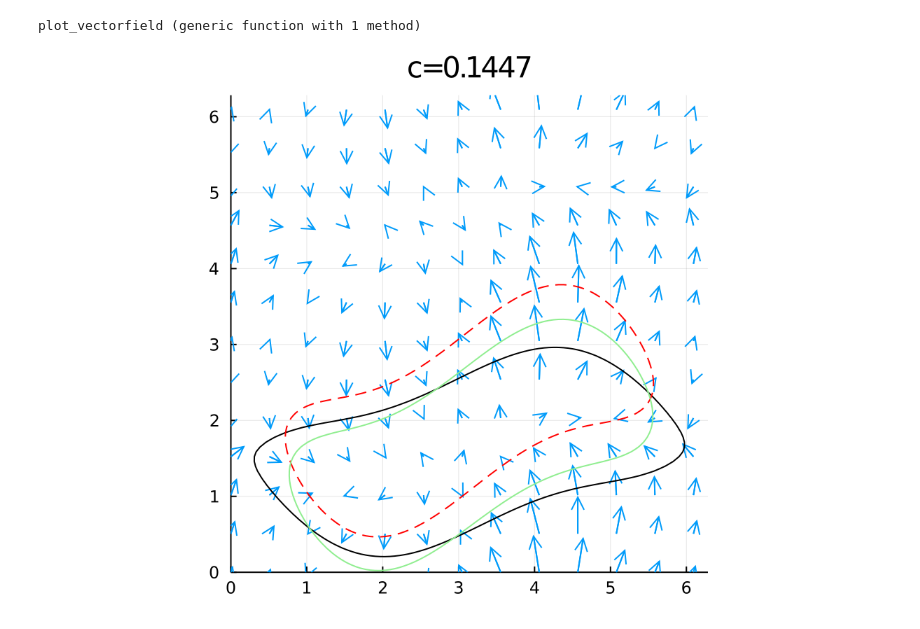
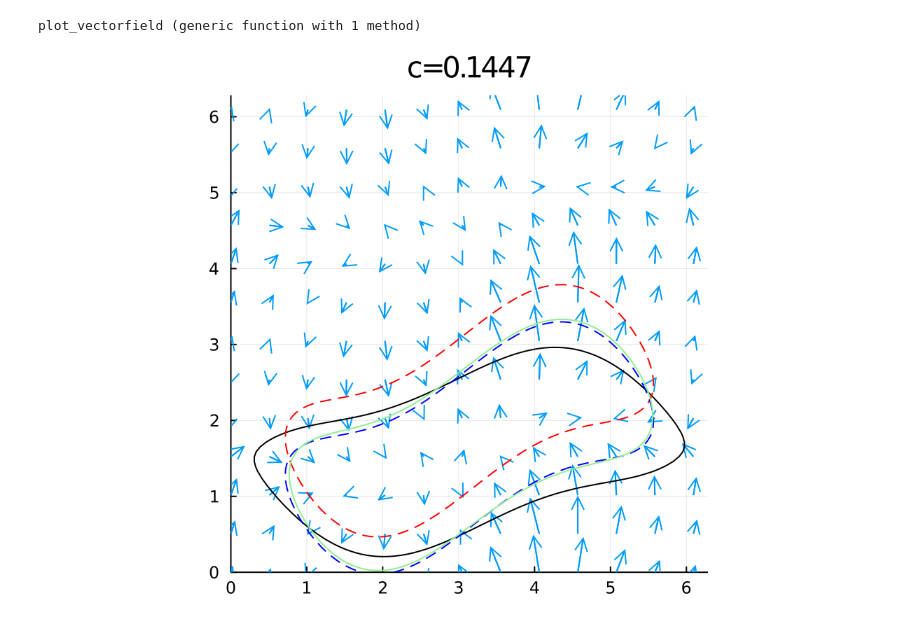
Before and after one commit to MaHermann/CoherentStructures.jl, a Jupyter notebook: notebooks/Standard/standard_LR_CG.ipynb, the cells around one changed output. Drawn from its saved outputs; the diff is of its cells as text; code cells hidden in the pictures.

```diff
--- a/notebooks/Standard/standard_LR_CG.ipynb
+++ b/notebooks/Standard/standard_LR_CG.ipynb
@@ -215,17 +213,22 @@ end
 plot_vectorfield (generic function with 1 method)
 # %%
 plot_vectorfield(get_levelset_evolution(ctx,u₀,u_dot, bdata=bdata)...,scale=3,step=8)
-curve         = lines(get_levelset(ctx, u₀, c_paper, bdata=bdata))[1]
-curve_epsilon = lines(get_levelset(ctx, uϵ, c_paper, bdata=bdata))[1]
+curves         = lines(get_levelset(ctx, u₀, c_paper, bdata=bdata))
+curves_epsilon = lines(get_levelset(ctx, uϵ, c_paper, bdata=bdata))
 curves_predicted = lines(get_levelset(ctx, u₀ + ϵ*u_dot, c_paper, bdata=bdata))
 
-
-plot!(coordinates(curve),color=:black)
-plot!(coordinates(curve_epsilon),color=:red,linestyle=:dash)
+for c in curves
+    plot!(coordinates(c),color=:black)
+end
+for c in curves_epsilon
+    plot!(coordinates(c),color=:red,linestyle=:dash)
+    xs, ys  = coordinates(c)
+    plot!(xs, ys.-0.5a,color=:blue,linestyle=:dash)
+end
 for c in curves_predicted
     plot!(coordinates(c),color=:lightgreen)
 end
 
 Plots.plot!(fmt=:png,dpi=200,legend=false,aspectratio=1,xlims=(0,2π),ylims=(0,2π),title="c=$(round(c_paper,digits=4))")
 # %% [output]
-[figure, old version]
+[figure, new version]
```
Also changed, not shown: parts of 9 cells of this notebook, 5 other files.
